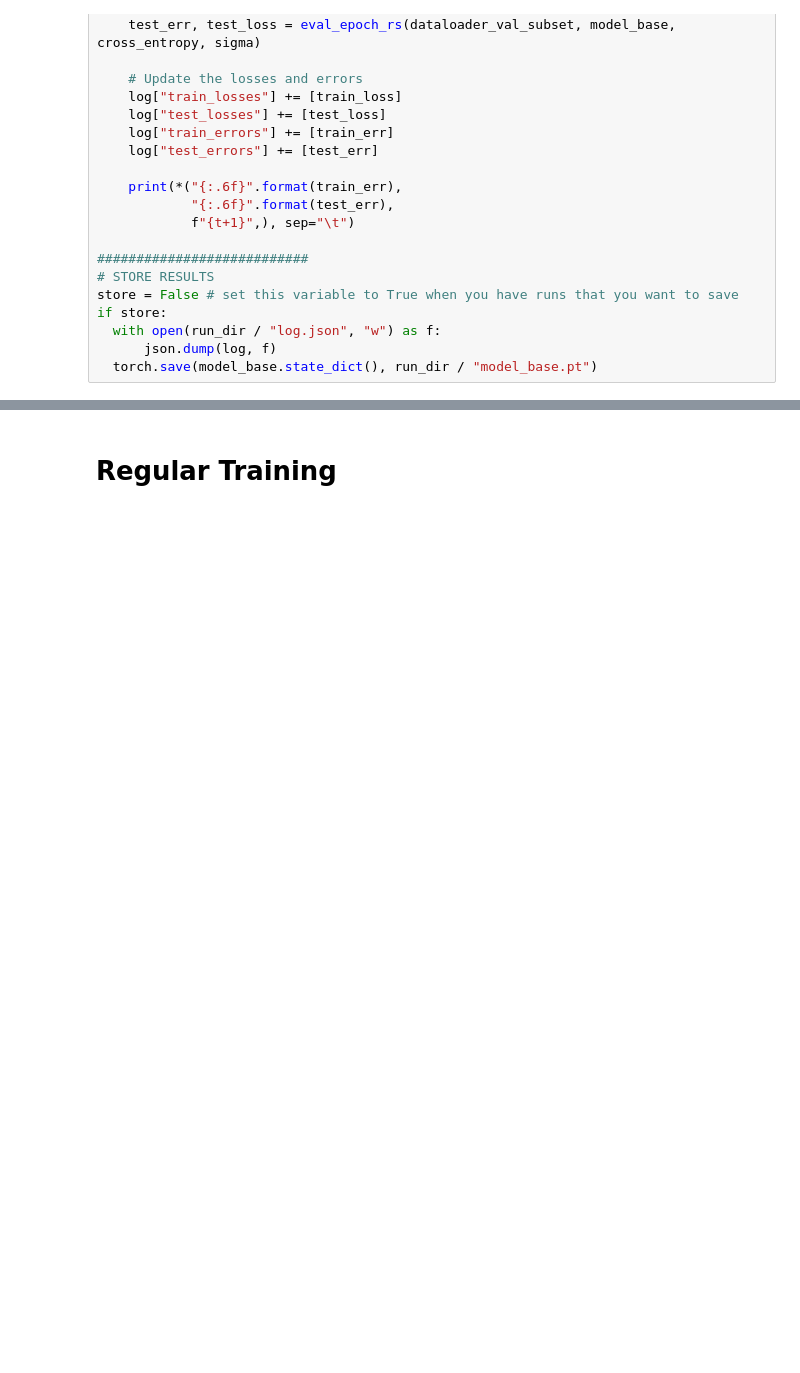
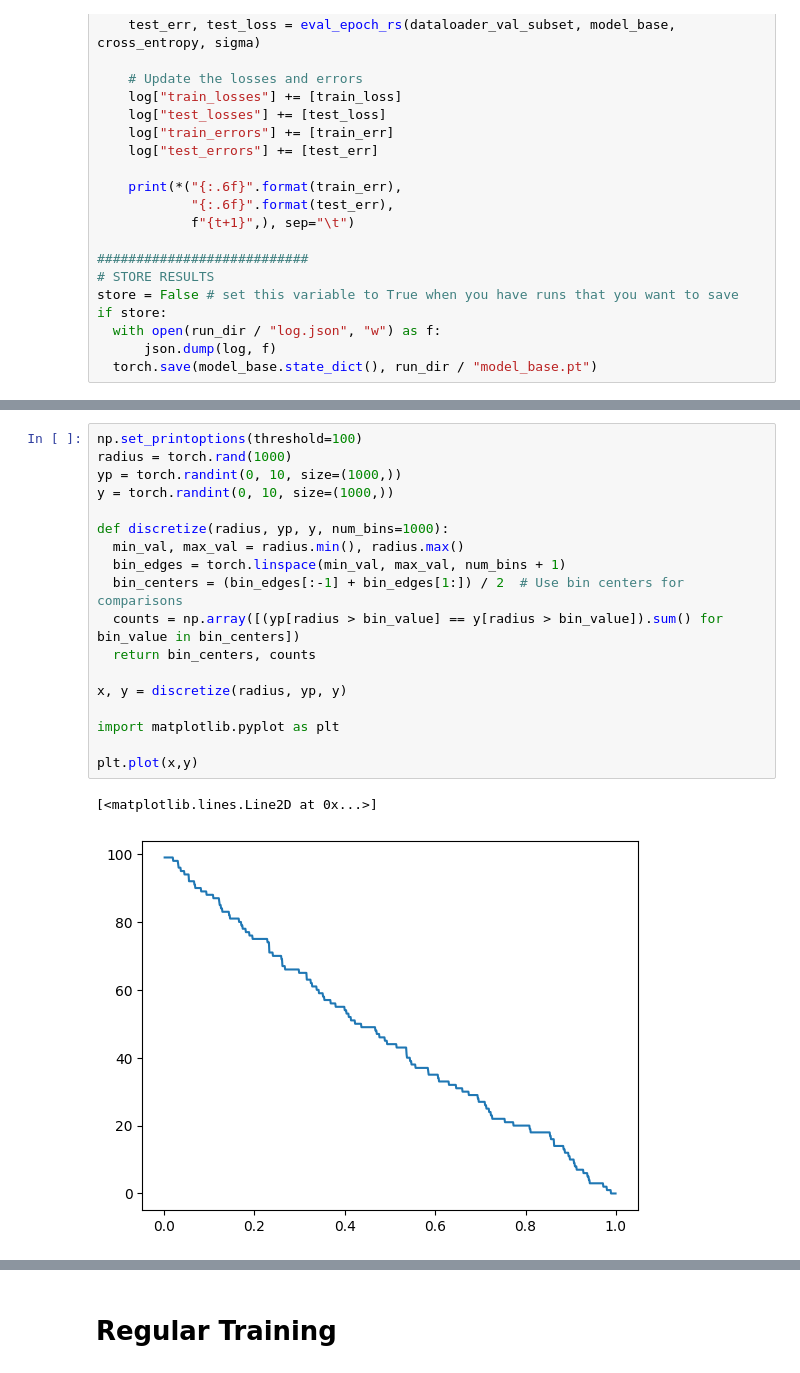
Before and after one commit to RubberLanding/AdversarialMachineLearning24, a Jupyter notebook: adversarial_training.ipynb, the cells around one changed output, grey strips where cells are left out. Saved outputs shown, nothing was run; the diff lists cells and outputs as text; blank space fills up the shorter version.

Commit message:
Added basic visualization of radius-acc relationship for randomized smoothing.

```diff
--- a/adversarial_training.ipynb
+++ b/adversarial_training.ipynb
@@ -740,0 +739,21 @@ log_rs
+# %%
+np.set_printoptions(threshold=100)
+radius = torch.rand(1000)
+yp = torch.randint(0, 10, size=(1000,))
+y = torch.randint(0, 10, size=(1000,))
+
+def discretize(radius, yp, y, num_bins=1000):
+  min_val, max_val = radius.min(), radius.max()
+  bin_edges = torch.linspace(min_val, max_val, num_bins + 1)
+  bin_centers = (bin_edges[:-1] + bin_edges[1:]) / 2  # Use bin centers for comparisons
+  counts = np.array([(yp[radius > bin_value] == y[radius > bin_value]).sum() for bin_value in bin_centers])
+  return bin_centers, counts
+
+x, y = discretize(radius, yp, y)
+
+import matplotlib.pyplot as plt
+
+plt.plot(x,y)
+# %% [output]
+[<matplotlib.lines.Line2D at 0x...>]
+[figure, added]
```
Also changed, not shown: parts of 6 cells of this notebook.
